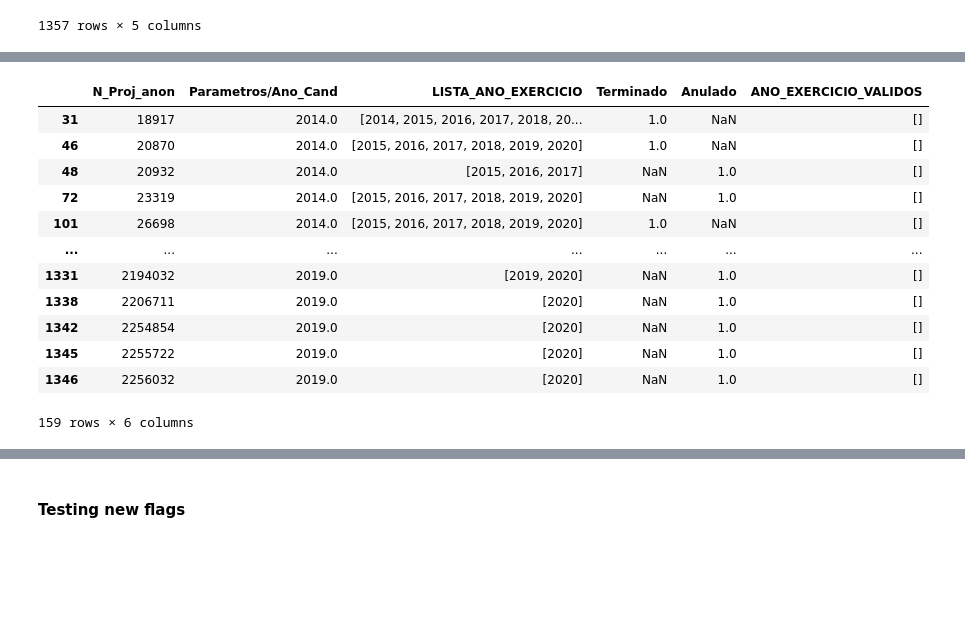
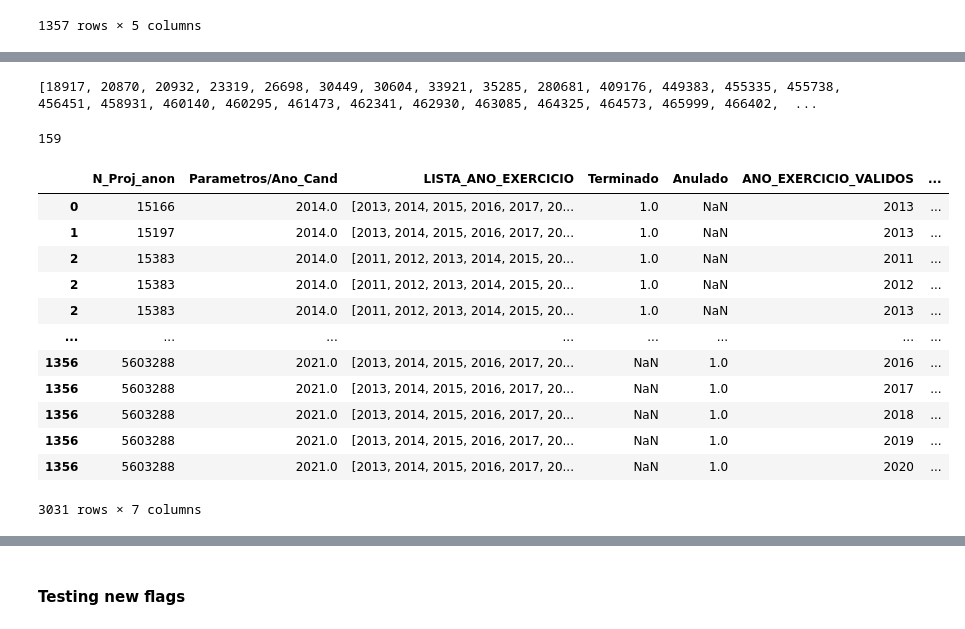
Before and after one commit to AfonsoMiao/ML_Project, a Jupyter notebook: Extract_Data_Code/non_filtered_projects_dataset/filter_all_projects_final_dataset.ipynb, the cells around one changed output, grey strips where cells are left out. Drawn from its saved outputs; the diff is of its cells as text; code cells hidden in the pictures; blank space fills up the shorter version.

```diff
--- a/Extract_Data_Code/filter_valid_projects_final_dataset2.ipynb
+++ b/Extract_Data_Code/non_filtered_projects_dataset/filter_all_projects_final_dataset.ipynb
@@ -166,16 +292,24 @@ df_anos_atividade
 # %%
-df_anos_atividade[df_anos_atividade['ANO_EXERCICIO_VALIDOS'].apply(lambda x: len(x) < 1)]
+lista_projetos_invalidos = df_anos_atividade.loc[df_anos_atividade['ANO_EXERCICIO_VALIDOS_ORIGINAL'].apply(lambda x: len(x) < 1)]['N_Proj_anon'].values.tolist()
+print(lista_projetos_invalidos)
+len(lista_projetos_invalidos)
 # %% [output]
-|  | N_Proj_anon | Parametros/Ano_Cand | LISTA_ANO_EXERCICIO | Terminado | Anulado | ANO_EXERCICIO_VALIDOS |
-| 31 | 18917 | 2014.0 | [2014, 2015, 2016, 2017, 2018, 20... | 1.0 | NaN | [] |
-| 46 | 20870 | 2014.0 | [2015, 2016, 2017, 2018, 2019, 2020] | 1.0 | NaN | [] |
-| 48 | 20932 | 2014.0 | [2015, 2016, 2017] | NaN | 1.0 | [] |
-| 72 | 23319 | 2014.0 | [2015, 2016, 2017, 2018, 2019, 2020] | NaN | 1.0 | [] |
-| 101 | 26698 | 2014.0 | [2015, 2016, 2017, 2018, 2019, 2020] | 1.0 | NaN | [] |
-| ... | ... | ... | ... | ... | ... | ... |
-| 1331 | 2194032 | 2019.0 | [2019, 2020] | NaN | 1.0 | [] |
-| 1338 | 2206711 | 2019.0 | [2020] | NaN | 1.0 | [] |
-| 1342 | 2254854 | 2019.0 | [2020] | NaN | 1.0 | [] |
-| 1345 | 2255722 | 2019.0 | [2020] | NaN | 1.0 | [] |
-| 1346 | 2256032 | 2019.0 | [2020] | NaN | 1.0 | [] |
-159 rows × 6 columns
+[18917, 20870, 20932, 23319, 26698, 30449, 30604, 33921, 35285, 280681, 409176, 449383, 455335, 455738, 456451, 458931, 460140, 460295, 461473, 462341, 462930, 463085, 464325, 464573, 465999, 466402,  ...
+159
+# %%
+df_anos_atividade_exploded = df_anos_atividade.explode('ANO_EXERCICIO_VALIDOS')
+df_anos_atividade_exploded
+# %% [output]
+|  | N_Proj_anon | Parametros/Ano_Cand | LISTA_ANO_EXERCICIO | Terminado | Anulado | ANO_EXERCICIO_VALIDOS | ... |
+| 0 | 15166 | 2014.0 | [2013, 2014, 2015, 2016, 2017, 20... | 1.0 | NaN | 2013 | ... |
+| 1 | 15197 | 2014.0 | [2013, 2014, 2015, 2016, 2017, 20... | 1.0 | NaN | 2013 | ... |
+| 2 | 15383 | 2014.0 | [2011, 2012, 2013, 2014, 2015, 20... | 1.0 | NaN | 2011 | ... |
+| 2 | 15383 | 2014.0 | [2011, 2012, 2013, 2014, 2015, 20... | 1.0 | NaN | 2012 | ... |
+| 2 | 15383 | 2014.0 | [2011, 2012, 2013, 2014, 2015, 20... | 1.0 | NaN | 2013 | ... |
+| ... | ... | ... | ... | ... | ... | ... | ... |
+| 1356 | 5603288 | 2021.0 | [2013, 2014, 2015, 2016, 2017, 20... | NaN | 1.0 | 2016 | ... |
+| 1356 | 5603288 | 2021.0 | [2013, 2014, 2015, 2016, 2017, 20... | NaN | 1.0 | 2017 | ... |
+| 1356 | 5603288 | 2021.0 | [2013, 2014, 2015, 2016, 2017, 20... | NaN | 1.0 | 2018 | ... |
+| 1356 | 5603288 | 2021.0 | [2013, 2014, 2015, 2016, 2017, 20... | NaN | 1.0 | 2019 | ... |
+| 1356 | 5603288 | 2021.0 | [2013, 2014, 2015, 2016, 2017, 20... | NaN | 1.0 | 2020 | ... |
+3031 rows × 7 columns
```
Also changed, not shown: parts of 34 cells of this notebook, 4 other files.
